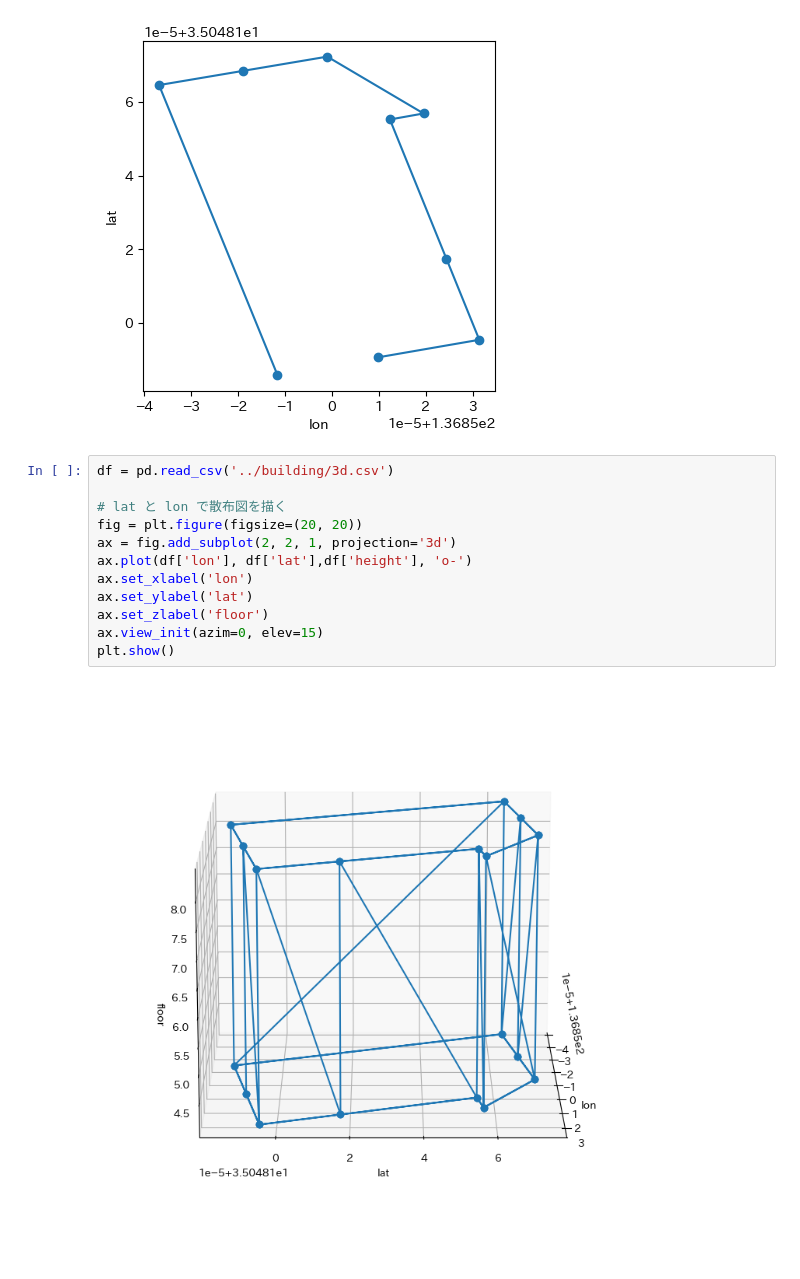
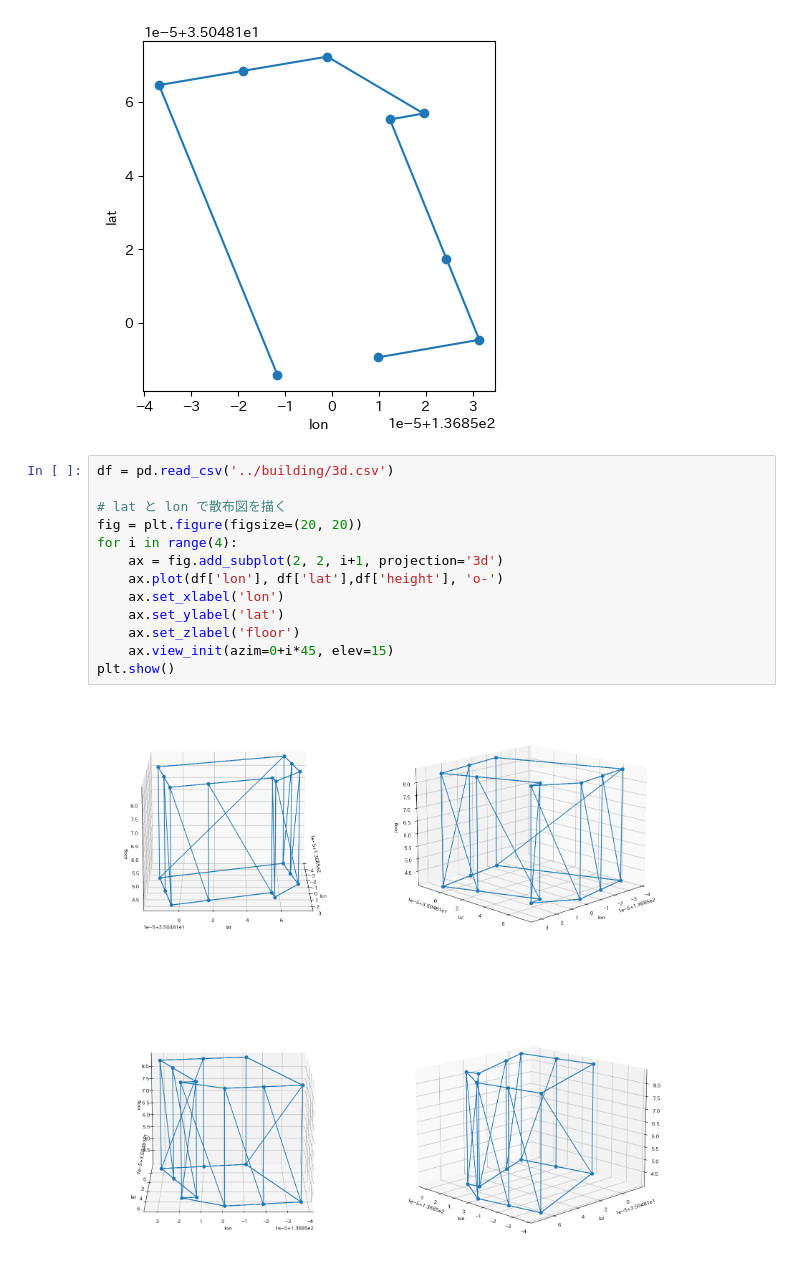
Before and after one commit to kanakanho/city-gml-python, a Jupyter notebook: src/floor.ipynb, the cells around one changed output. Saved outputs shown, nothing was run; the diff lists cells and outputs as text.

```diff
--- a/src/floor.ipynb
+++ b/src/floor.ipynb
@@ -20,14 +20,15 @@ plt.show()
 # %%
 df = pd.read_csv('../building/3d.csv')
 
 # lat と lon で散布図を描く
 fig = plt.figure(figsize=(20, 20))
-ax = fig.add_subplot(2, 2, 1, projection='3d')
-ax.plot(df['lon'], df['lat'],df['height'], 'o-')
-ax.set_xlabel('lon')
-ax.set_ylabel('lat')
-ax.set_zlabel('floor')
-ax.view_init(azim=0, elev=15)
+for i in range(4):
+    ax = fig.add_subplot(2, 2, i+1, projection='3d')
+    ax.plot(df['lon'], df['lat'],df['height'], 'o-')
+    ax.set_xlabel('lon')
+    ax.set_ylabel('lat')
+    ax.set_zlabel('floor')
+    ax.view_init(azim=0+i*45, elev=15)
 plt.show()
 # %% [output]
-[figure, old version]
+[figure, new version]
```
